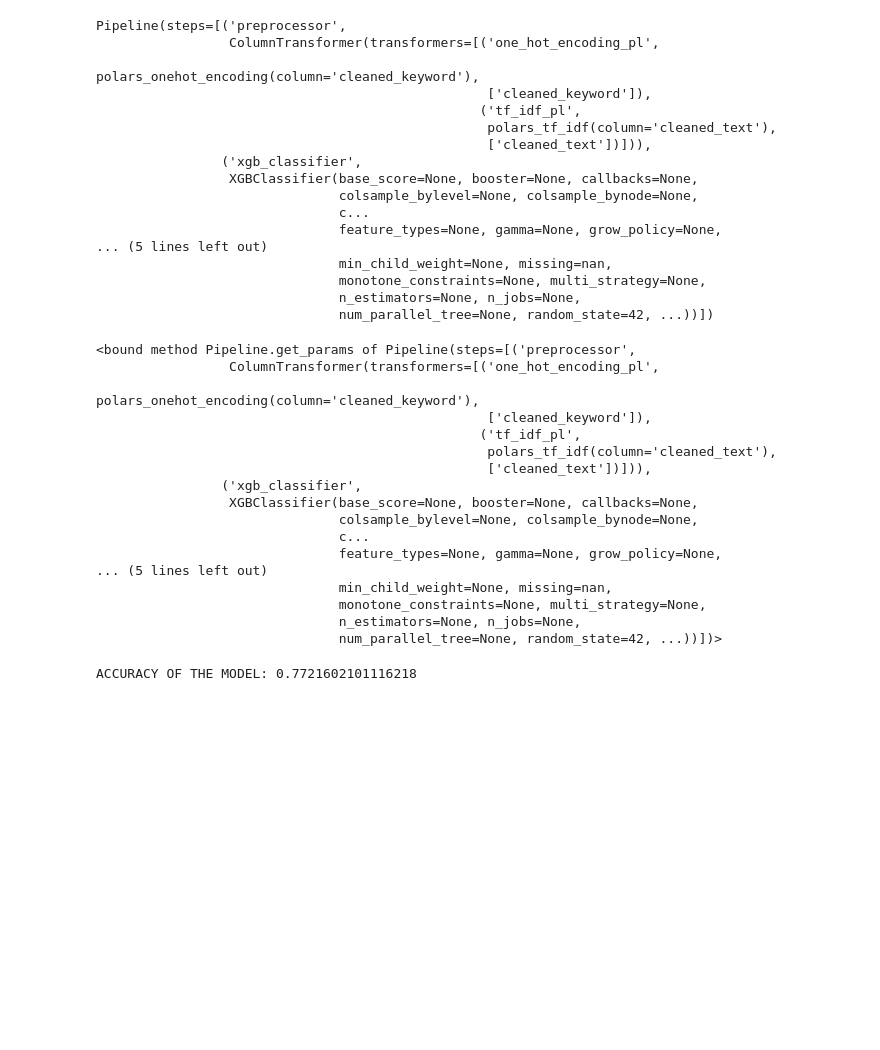
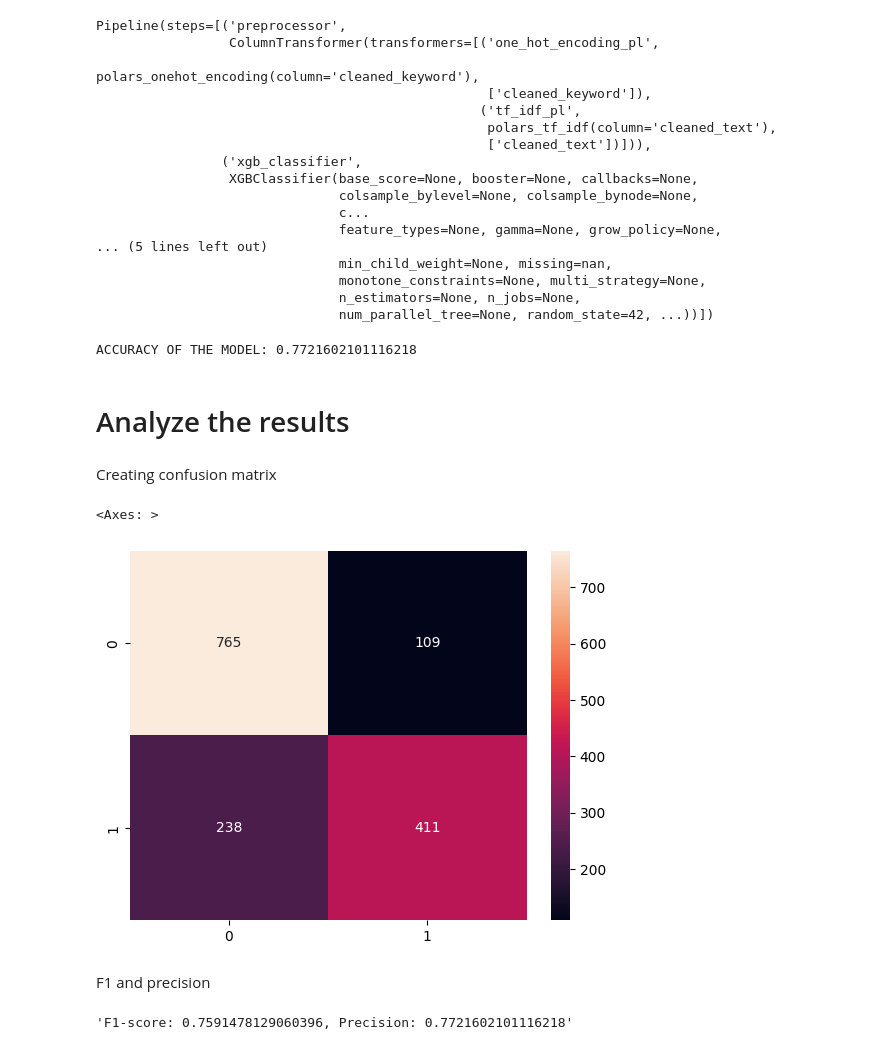
Before and after one commit to PolarsDude/Kaggle, a Jupyter notebook: Natural Language Processing with Disaster Tweets/nlp_disaster.ipynb, the cells around one changed output. Drawn from its saved outputs; the diff is of its cells as text; code cells hidden in the pictures; blank space fills up the shorter version.

Commit message:
Calculated accuracy scores

```diff
--- a/Natural Language Processing with Disaster Tweets/nlp_disaster.ipynb
+++ b/Natural Language Processing with Disaster Tweets/nlp_disaster.ipynb
@@ -298,27 +298,30 @@ Pipeline(steps=[('preprocessor',
                                monotone_constraints=None, multi_strategy=None,
                                n_estimators=None, n_jobs=None,
                                num_parallel_tree=None, random_state=42, ...))])
-# %%
-pipeline.get_params
-# %% [output]
-<bound method Pipeline.get_params of Pipeline(steps=[('preprocessor',
-                 ColumnTransformer(transformers=[('one_hot_encoding_pl',
-                                                  polars_onehot_encoding(column='cleaned_keyword'),
-                                                  ['cleaned_keyword']),
-                                                 ('tf_idf_pl',
-                                                  polars_tf_idf(column='cleaned_text'),
-                                                  ['cleaned_text'])])),
-                ('xgb_classifier',
-                 XGBClassifier(base_score=None, booster=None, callbacks=None,
-                               colsample_bylevel=None, colsample_bynode=None,
-                               c...
-                               feature_types=None, gamma=None, grow_policy=None,
-... (5 lines left out)
-                               min_child_weight=None, missing=nan,
-                               monotone_constraints=None, multi_strategy=None,
-                               n_estimators=None, n_jobs=None,
-                               num_parallel_tree=None, random_state=42, ...))])>
 # %%
-print("ACCURACY OF THE MODEL:", metrics.accuracy_score(y_test, pipeline.predict(X_test)))
+y_pred = pipeline.predict(X_test)
+print("ACCURACY OF THE MODEL:", metrics.accuracy_score(y_test, y_pred))
 # %% [output]
 ACCURACY OF THE MODEL: 0.7721602101116218
+# %% [markdown]
+# Analyze the results
+# %% [markdown]
+Creating confusion matrix
+# %%
+from sklearn.metrics import confusion_matrix
+from sklearn.metrics import f1_score
+from sklearn.metrics import precision_score
+import seaborn as sns
+import matplotlib.pyplot as plt
+cm = confusion_matrix(y_test, y_pred)
+ax= plt.subplot()
+sns.heatmap(cm, annot=True, fmt='g', ax=ax)
+# %% [output]
+<Axes: >
+[figure, added]
+# %% [markdown]
+F1 and precision
+# %%
+f'F1-score: {f1_score(y_test, y_pred, average="macro")}, Precision: {precision_score(y_test, y_pred, average="micro")}'
+# %% [output]
+'F1-score: 0.7591478129060396, Precision: 0.7721602101116218'
```
Also changed, not shown: parts of 1 cell of this notebook.
